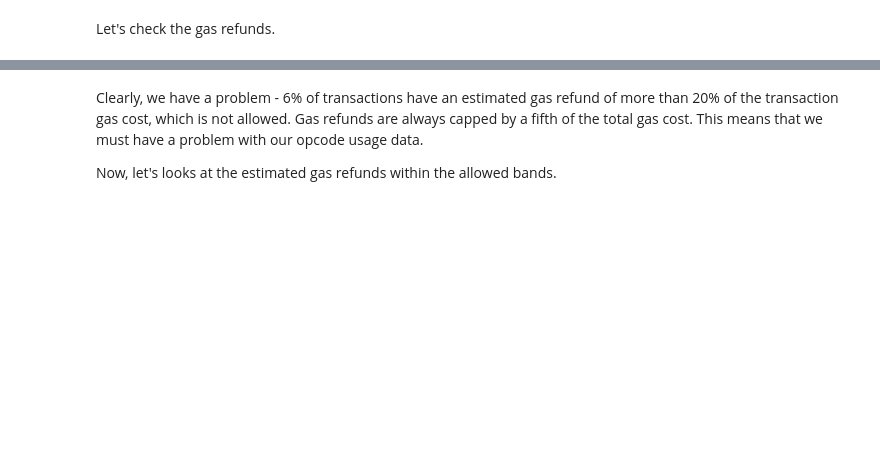
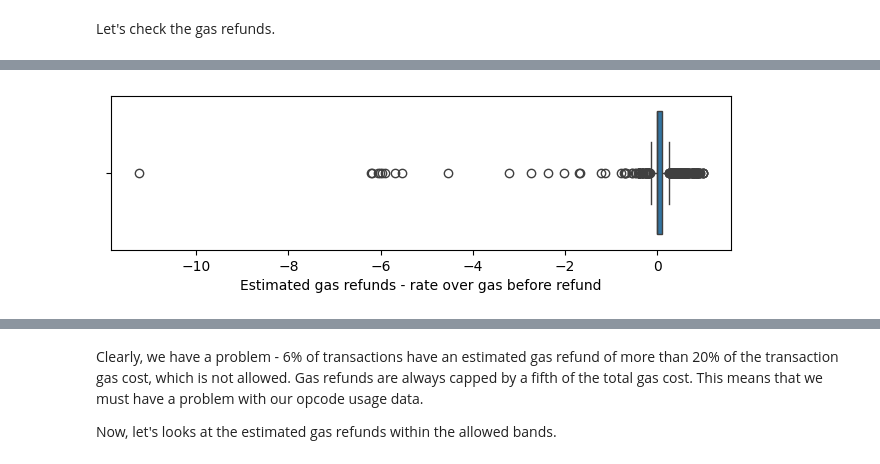
Before and after one commit to soispoke/evm-meter-analysis, a Jupyter notebook: notebooks/2.0-opcode-usage-analysis.ipynb, the cells around one changed output, grey strips where cells are left out. Saved outputs shown, nothing was run; the diff lists cells and outputs as text; code cells hidden in the pictures; blank space fills up the shorter version.

```diff
--- a/notebooks/2.0-opcode-usage-analysis.ipynb
+++ b/notebooks/2.0-opcode-usage-analysis.ipynb
@@ -298 +318,8 @@ plt.show()
+# %%
+plt.figure(figsize=(8, 2))
+sns.boxplot(data=op_tx_df, x="tx_gas_refund_rate")
+plt.xlabel("Estimated gas refunds - rate over gas before refund")
+plt.show()
+# %% [output]
+[figure, added]
 # %%
```
Also changed, not shown: parts of 17 cells of this notebook, 3 other files.
